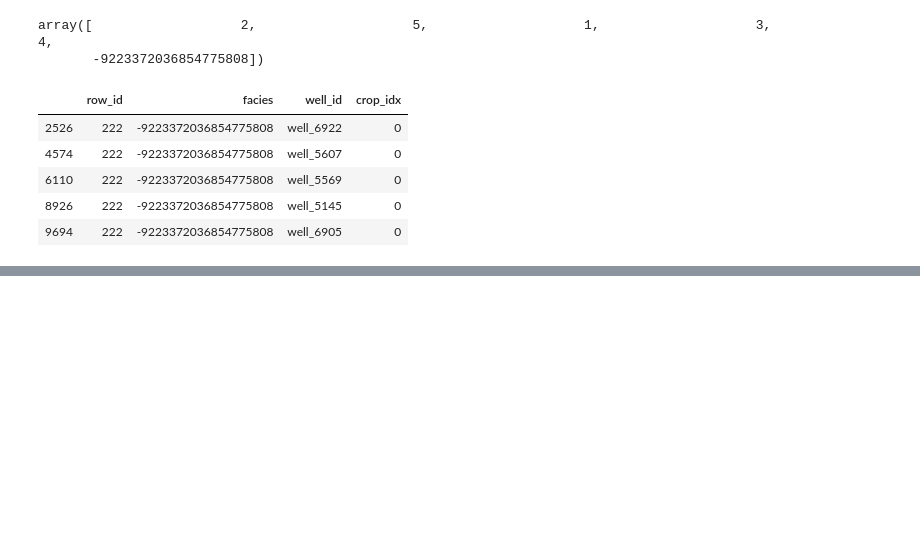
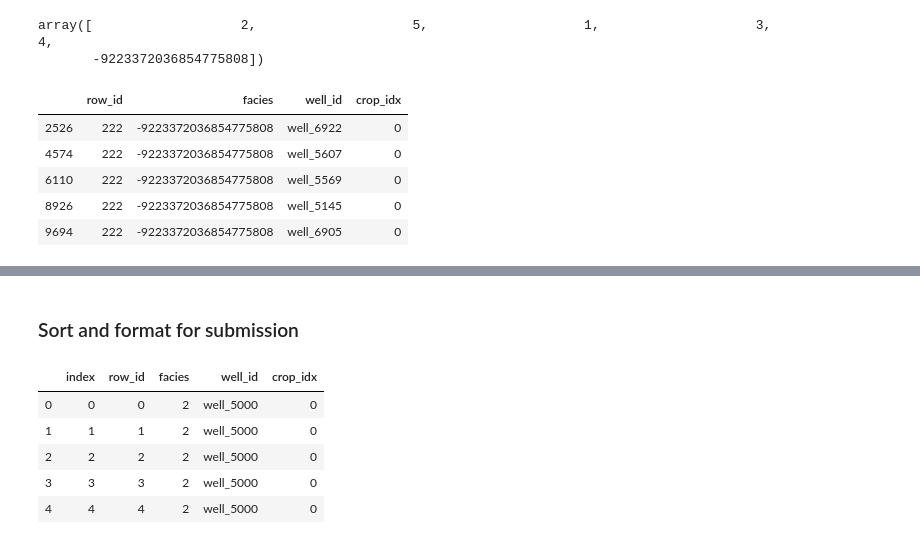
Before and after one commit to adriangrepo/gamma_log_facies, a Jupyter notebook: fastai/03_02_dataframe_mungeing_crop_mask_tab20.ipynb, the cells around one changed output, grey strips where cells are left out. Drawn from its saved outputs; the diff is of its cells as text; code cells hidden in the pictures; blank space fills up the shorter version.

```diff
--- a/fastai/03_02_dataframe_mungeing_crop_mask_tab20.ipynb
+++ b/fastai/03_02_dataframe_mungeing_crop_mask_tab20.ipynb
@@ -330,0 +368,15 @@ len(df)
+# %% [markdown]
+### Sort and format for submission
+# %%
+df = df.sort_values(['well_id','row_id'])
+# %%
+df.reset_index(drop=True, inplace=True)
+# %%
+df.head()
+# %% [output]
+|  | index | row_id | facies | well_id | crop_idx |
+| 0 | 0 | 0 | 2 | well_5000 | 0 |
+| 1 | 1 | 1 | 2 | well_5000 | 0 |
+| 2 | 2 | 2 | 2 | well_5000 | 0 |
+| 3 | 3 | 3 | 2 | well_5000 | 0 |
+| 4 | 4 | 4 | 2 | well_5000 | 0 |
```
Also changed, not shown: parts of 16 cells of this notebook, 3 other files.
